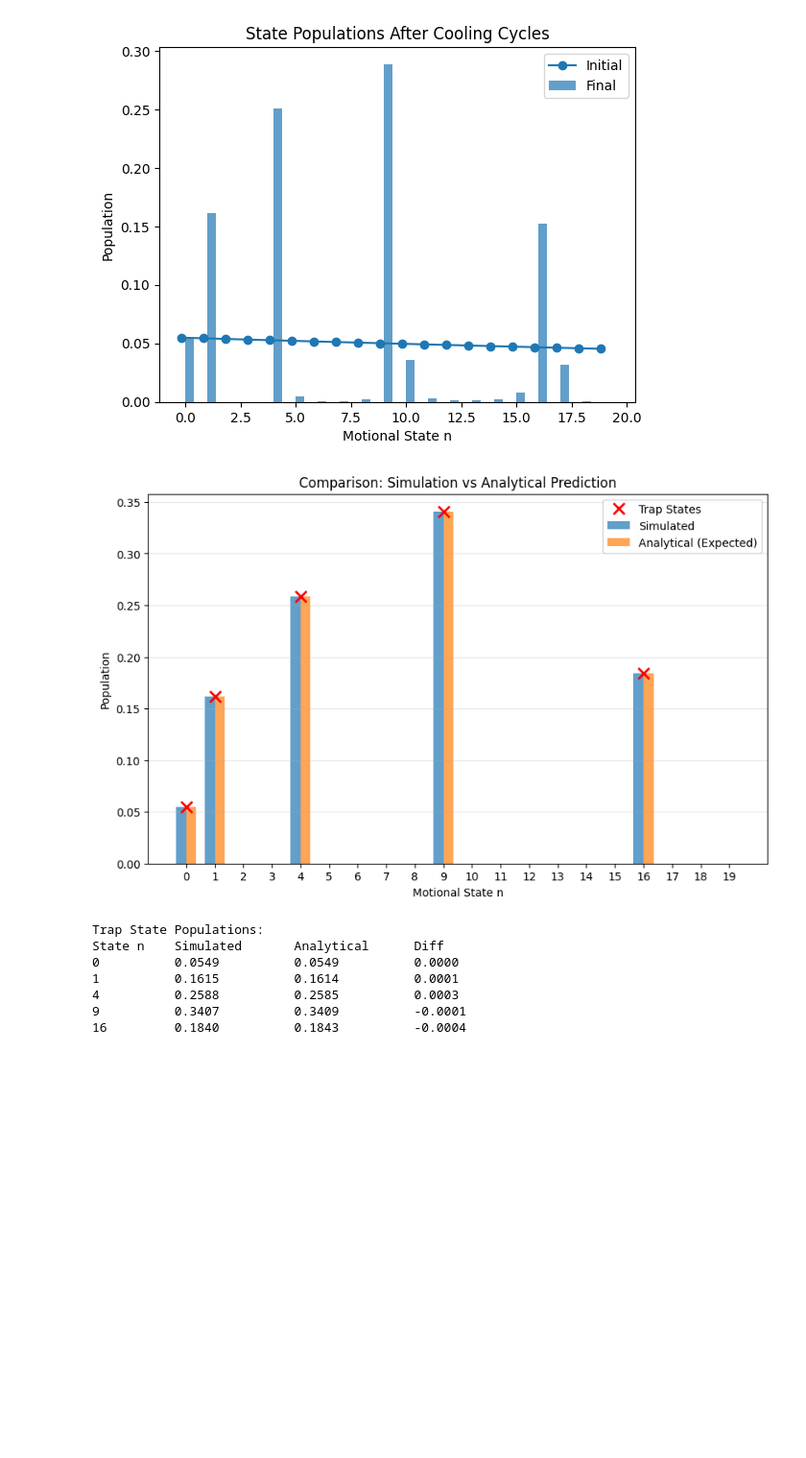
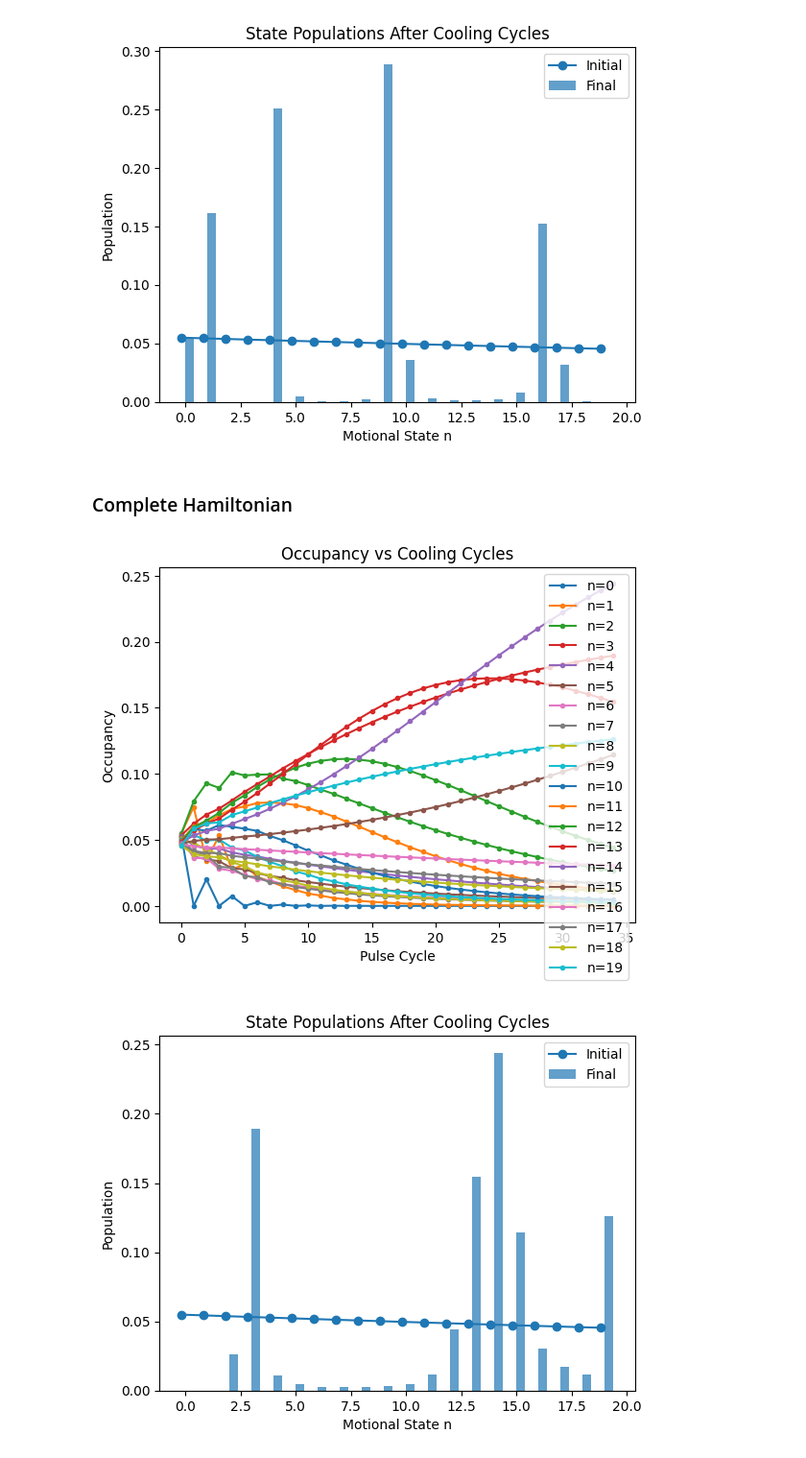
Before and after one commit to GonReina/QLearn, a Jupyter notebook: trapped_ions/Fock_mixtures_sim.ipynb, the cells around one changed output. Shown at 96% size. Saved outputs shown, nothing was run; the diff lists cells and outputs as text; code cells hidden in the pictures; blank space fills up the shorter version.

```diff
--- a/trapped_ions/Fock_mixtures_sim.ipynb
+++ b/trapped_ions/Fock_mixtures_sim.ipynb
@@ -130,6 +130,8 @@ plt.show()
 # %% [output]
 [figure]
 [figure]
+# %% [markdown]
+### Complete Hamiltonian
 # %%
 import numpy as np
 import matplotlib.pyplot as plt
@@ -160,6 +162,7 @@ xop = a + a_dag # Position operator
 sz = sigmaz()
 s_plus = sigmap()
 s_minus = sigmam()
+sy = sigmay()
 
 # Full size operators
 s_z_full = tensor(sz, qeye(N))
@@ -167,11 +170,14 @@ s_plus_full = tensor(s_plus, qeye(N))
 a_full = tensor(qeye(2), a)
 a_dag_full = tensor(qeye(2), a_dag)
 s_minus_full = tensor(s_minus, qeye(N))
+s_x_full = tensor(sigmax(), qeye(N))
+s_y_full = tensor(sy, qeye(N))
 
-# Hamiltonian (Red Sideband for Pulse)
-H_pulse = 1j*eta*Omega/2 * (a_full* s_plus_full - a_dag_full * s_minus_full)
-# Hamiltonian (Free evolution for Dissipation) - Assuming H0 during dissipation phase?
-# For now, let's assume H_diss = 0 for the dissipative step relative to the rotating frame.
+# New Hamiltonian (Red Sideband for Pulse)
+# H' = i*Omega*eta/2 * [sigma_x * (a_dag + a)]
+H_pulse = 1j * eta * Omega / 2 * s_x_full * (a_dag_full + a_full)
+
+# Hamiltonian (Free evolution for Dissipation)
 H_diss = gamma * s_z_full
 
 # --- Collapse Operators for Dissipation ---
@@ -187,23 +193,39 @@ for i, c in enumerate(cosal):
     c_ops.append(np.sqrt(2 * G * W[i]) * op)
 
 # --- Construct Liouvillians ---
-# 1. Pulse Step: Coherent RSB drive, NO dissipation (or minimal?)
-# Typically only Unitary part active during pulse
-L_pulse = liouvillian(H_pulse, [])
-
-# 2. Dissipation Step: No Drive, ONLY Dissipation (Optical Pumping)
-# H = 0 (or H0), c_ops active
+# Dissipation Step: No Drive, ONLY Dissipation (Optical Pumping)
 L_diss = liouvillian(H_diss, c_ops)
 
 # --- Propagators ---
-# Propagator for Pulse step (duration tau)
-prop_pulse = (L_pulse * tau).expm()
+
+# Pulse Sequence Construction
+# 1. Displacement D(alpha) with alpha = i*eta/2
+alpha = 1j * eta / 2 # Assuming 'e' meant 2 or standard polaron displacement
+D_alpha = tensor(qeye(2), displace(N, alpha))
+H_original = Omega*a_dag_full*a_full + Omega/2*(s_plus_full * D_alpha + s_minus_full * D_alpha.dag())
+
+# 2. Y pulse for pi/2: R_y(pi/2) = exp(-i * pi/4 * sigma_y)
+U_y = tensor((-1j * (np.pi / 4) * sy).expm(), qeye(N))
+
+# 3. Unitary X pulse for length tau: U_pulse = exp(-i * H_pulse * tau)
+U_pulse_tau = (-1j * H_original * tau).expm()
+
+# Sequence: D -> Y(pi/2) -> U_x(tau) -> Y(-pi/2) -> D(-alpha)
+# Note: Operators apply from right to left on the state ket, or U rho U_dag
+# U_seq = D_dag * U_y_dag * U_pulse_tau * U_y * D
+# To undo Y (pi/2), we apply Y(-pi/2) which is U_y.dag()
+# To undo D (alpha), we apply D(-alpha) which is D_alpha.dag()
+
+U_seq = D_alpha * U_y * U_pulse_tau * U_y.dag() * D_alpha.dag()
+
+# Convert to superoperator for the unitary part
+prop_unitary = to_super(U_seq)
 
 # Propagator for Dissipation step (duration tg)
 prop_diss = (L_diss * tg).expm()
 
-# Combined Propagator for one cycle (Pulse -> Dissipation)
-prop_cycle = prop_diss * prop_pulse
+# Combined Propagator for one cycle (Pulse Sequence -> Dissipation)
+prop_cycle = prop_diss * prop_unitary
 
 
 # --- Simulation ---
@@ -229,38 +251,32 @@ current_rho_vec = rho_vec
 for k in range(1, num_pulses + 1):
     current_rho_vec = prop_cycle * current_rho_vec
 
     # Store
     rho_mat = vector_to_operator(current_rho_vec)
     occupancies[k, :] = rho_mat.ptrace(1).diag().real
 
 
 # Plot the occupancy of all motional states over cycles
 plt.figure()
 for n in range(N):
     plt.plot(times_sim, occupancies[:, n], '.-', label=f'n={n}')
 plt.xlabel('Pulse Cycle')
 plt.ylabel('Occupancy')
 plt.title('Occupancy vs Cooling Cycles')
 plt.legend()
 plt.show()
 
 # Bar plot
 p_motional_initial = occupancies[0, :]
 p_motional_final = occupancies[-1, :]
 plt.figure()
 plt.plot(np.arange(N)-0.2, p_motional_initial, 'o-', label='Initial')
 plt.bar(np.arange(N)+0.2, p_motional_final, width=0.4, label='Final', alpha=0.7)
 plt.xlabel('Motional State n')
 plt.ylabel('Population')
 plt.title('State Populations After Cooling Cycles')
 plt.legend()
 plt.show()
 # %% [output]
-[figure, old version]
+[figure, new version]
-Trap State Populations:
-State n    Simulated       Analytical      Diff
-0          0.0549          0.0549          0.0000
-1          0.1615          0.1614          0.0001
-4          0.2588          0.2585          0.0003
-9          0.3407          0.3409          -0.0001
-16         0.1840          0.1843          -0.0004
+[figure, added]
```
Also changed, not shown: parts of 2 cells of this notebook.
